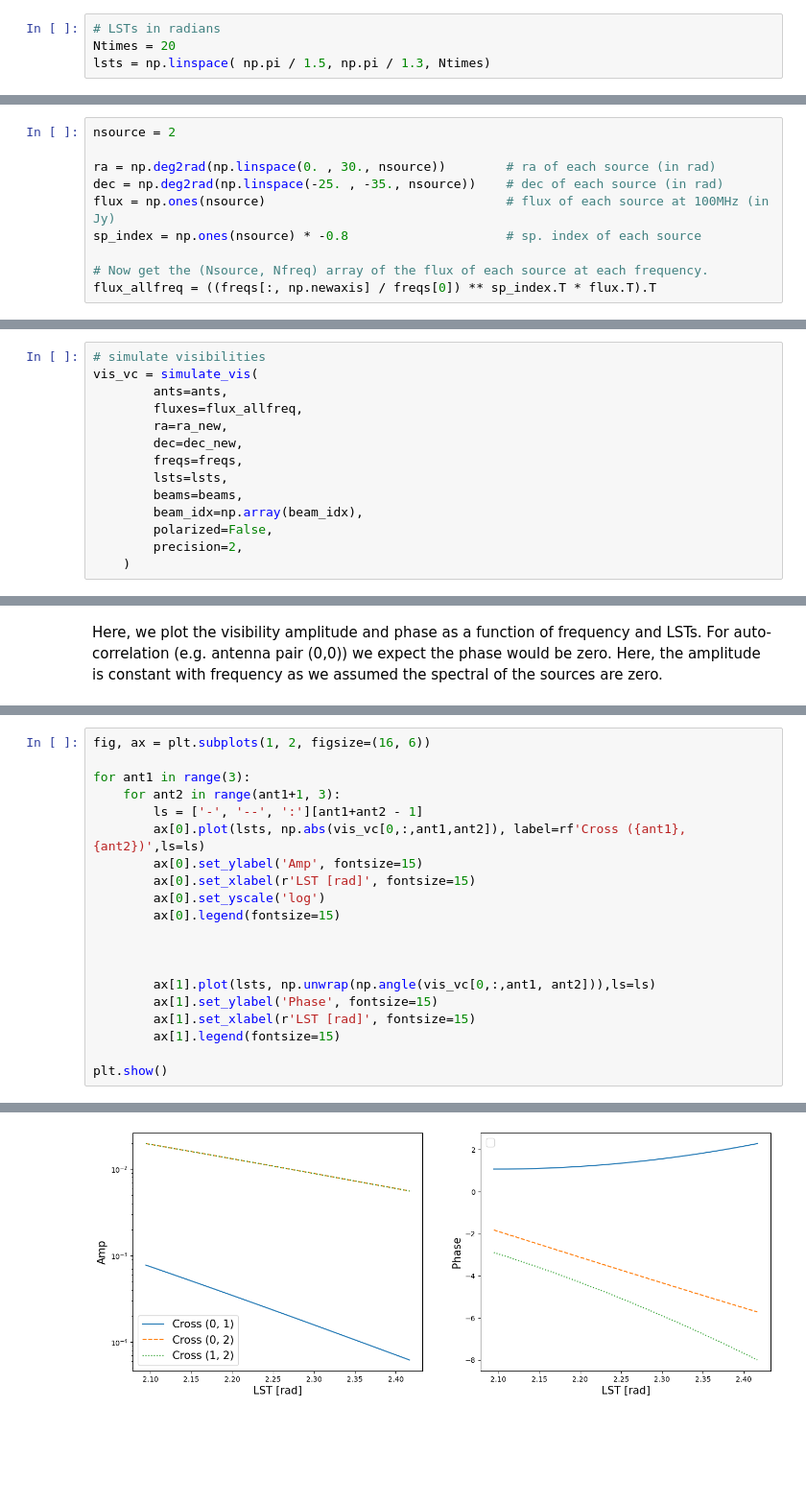
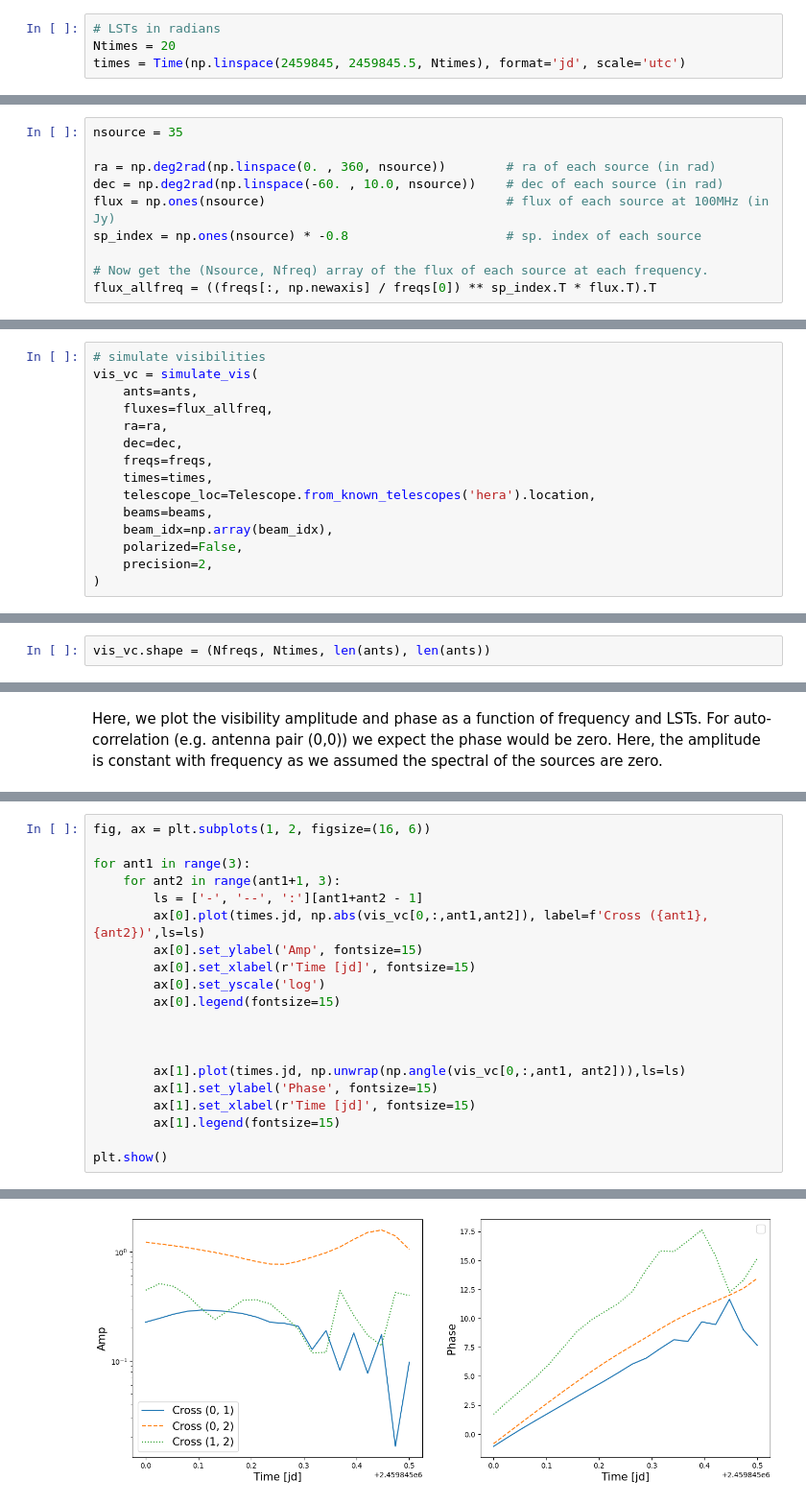
Before and after one commit to HERA-Team/matvis, a Jupyter notebook: docs/tutorials/matvis_tutorial.ipynb, the cells around one changed output, grey strips where cells are left out. Shown at 96% size. Drawn from its saved outputs; the diff is of its cells as text; blank space fills up the shorter version.

```diff
--- a/docs/tutorials/matvis_tutorial.ipynb
+++ b/docs/tutorials/matvis_tutorial.ipynb
@@ -75,7 +76,7 @@ freqs = np.linspace(1e8 , 1.2e8, Nfreqs)
 # %%
 # LSTs in radians
 Ntimes = 20
-lsts = np.linspace( np.pi / 1.5, np.pi / 1.3, Ntimes)
+times = Time(np.linspace(2459845, 2459845.5, Ntimes), format='jd', scale='utc')
 # %% [markdown]
 ## Setup Sky Model
 # %% [markdown]
@@ -86,8 +87,8 @@ source sky with just two sources.
 # %%
-nsource = 2
+nsource = 35
 
-ra = np.deg2rad(np.linspace(0. , 30., nsource))        # ra of each source (in rad)
-dec = np.deg2rad(np.linspace(-25. , -35., nsource))    # dec of each source (in rad)
+ra = np.deg2rad(np.linspace(0. , 360, nsource))        # ra of each source (in rad)
+dec = np.deg2rad(np.linspace(-60. , 10.0, nsource))    # dec of each source (in rad)
 flux = np.ones(nsource)                                # flux of each source at 100MHz (in Jy)
 sp_index = np.ones(nsource) * -0.8                     # sp. index of each source
 
@@ -132,14 +110,15 @@ and 64-bit (if `precision=2`) floating precision.
 # %%
 # simulate visibilities
 vis_vc = simulate_vis(
-        ants=ants,
-        fluxes=flux_allfreq,
-        ra=ra_new,
-        dec=dec_new,
-        freqs=freqs,
-        lsts=lsts,
-        beams=beams,
-        beam_idx=np.array(beam_idx),
-        polarized=False,
-        precision=2,
-    )
+    ants=ants,
+    fluxes=flux_allfreq,
+    ra=ra,
+    dec=dec,
+    freqs=freqs,
+    times=times,
+    telescope_loc=Telescope.from_known_telescopes('hera').location,
+    beams=beams,
+    beam_idx=np.array(beam_idx),
+    polarized=False,
+    precision=2,
+)
@@ -150,3 +125,5 @@ vis_vc.shape
+# %%
+vis_vc.shape = (Nfreqs, Ntimes, len(ants), len(ants))
 # %% [markdown]
 # Plot auto and cross visibilities
 # %% [markdown]
@@ -212,17 +189,17 @@ fig, ax = plt.subplots(1, 2, figsize=(16, 6))
 for ant1 in range(3):
     for ant2 in range(ant1+1, 3):
         ls = ['-', '--', ':'][ant1+ant2 - 1]
-        ax[0].plot(lsts, np.abs(vis_vc[0,:,ant1,ant2]), label=rf'Cross ({ant1}, {ant2})',ls=ls)
+        ax[0].plot(times.jd, np.abs(vis_vc[0,:,ant1,ant2]), label=f'Cross ({ant1}, {ant2})',ls=ls)
         ax[0].set_ylabel('Amp', fontsize=15)
-        ax[0].set_xlabel(r'LST [rad]', fontsize=15)
+        ax[0].set_xlabel(r'Time [jd]', fontsize=15)
         ax[0].set_yscale('log')
         ax[0].legend(fontsize=15)
 
 
 
-        ax[1].plot(lsts, np.unwrap(np.angle(vis_vc[0,:,ant1, ant2])),ls=ls)
+        ax[1].plot(times.jd, np.unwrap(np.angle(vis_vc[0,:,ant1, ant2])),ls=ls)
         ax[1].set_ylabel('Phase', fontsize=15)
-        ax[1].set_xlabel(r'LST [rad]', fontsize=15)
+        ax[1].set_xlabel(r'Time [jd]', fontsize=15)
         ax[1].legend(fontsize=15)
 
 plt.show()
@@ -233 +208 @@ No artists with labels found to put in legend.  Note that artists whose label st
-[figure, old version]
+[figure, new version]
```
Also changed, not shown: parts of 12 cells of this notebook, 1 other file.
